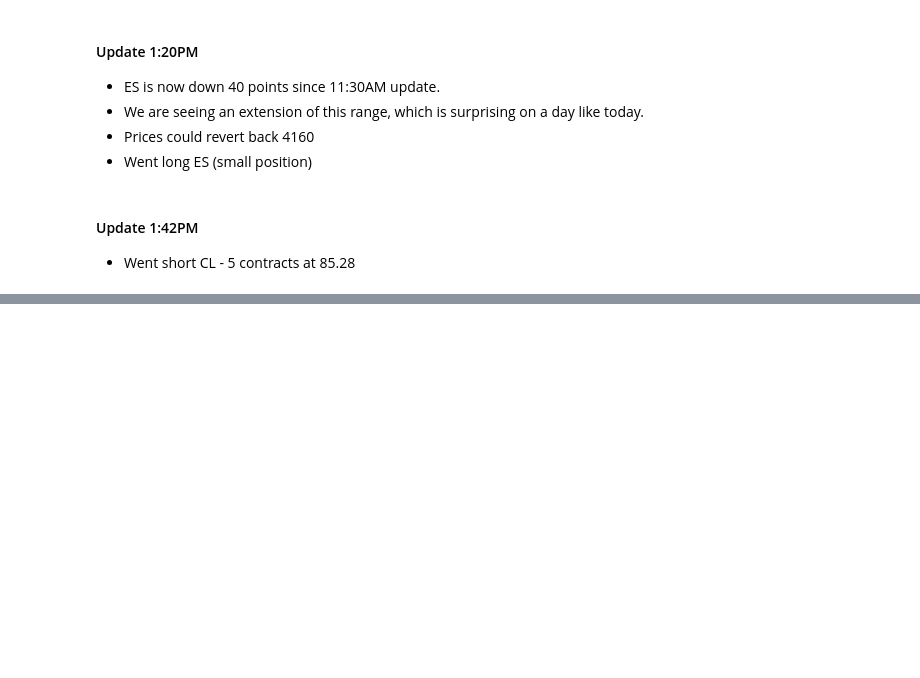
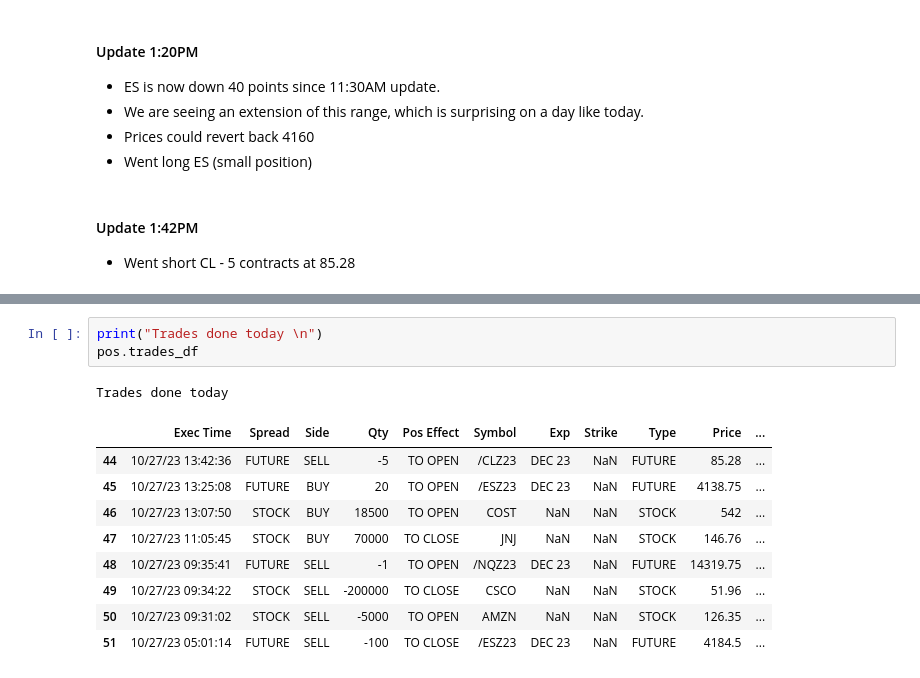
Before and after one commit to realspeculator/market_journal, a Jupyter notebook: 2023/10_2023/October 27, 2023.ipynb, the cells around one changed output, grey strips where cells are left out. Drawn from its saved outputs; the diff is of its cells as text; blank space fills up the shorter version.

```diff
--- a/2023/10_2023/October 27, 2023.ipynb
+++ b/2023/10_2023/October 27, 2023.ipynb
@@ -52,0 +75,14 @@ We will update our position, trades and PnL at the end of the day
+# %%
+print("Trades done today \n")
+pos.trades_df
+# %% [output]
+Trades done today
+|  | Exec Time | Spread | Side | Qty | Pos Effect | Symbol | Exp | Strike | Type | Price | ... |
+| 44 | 10/27/23 13:42:36 | FUTURE | SELL | -5 | TO OPEN | /CLZ23 | DEC 23 | NaN | FUTURE | 85.28 | ... |
+| 45 | 10/27/23 13:25:08 | FUTURE | BUY | 20 | TO OPEN | /ESZ23 | DEC 23 | NaN | FUTURE | 4138.75 | ... |
+| 46 | 10/27/23 13:07:50 | STOCK | BUY | 18500 | TO OPEN | COST | NaN | NaN | STOCK | 542 | ... |
+| 47 | 10/27/23 11:05:45 | STOCK | BUY | 70000 | TO CLOSE | JNJ | NaN | NaN | STOCK | 146.76 | ... |
+| 48 | 10/27/23 09:35:41 | FUTURE | SELL | -1 | TO OPEN | /NQZ23 | DEC 23 | NaN | FUTURE | 14319.75 | ... |
+| 49 | 10/27/23 09:34:22 | STOCK | SELL | -200000 | TO CLOSE | CSCO | NaN | NaN | STOCK | 51.96 | ... |
+| 50 | 10/27/23 09:31:02 | STOCK | SELL | -5000 | TO OPEN | AMZN | NaN | NaN | STOCK | 126.35 | ... |
+| 51 | 10/27/23 05:01:14 | FUTURE | SELL | -100 | TO CLOSE | /ESZ23 | DEC 23 | NaN | FUTURE | 4184.5 | ... |
```
Also changed, not shown: parts of 6 cells of this notebook, 1 other file.
